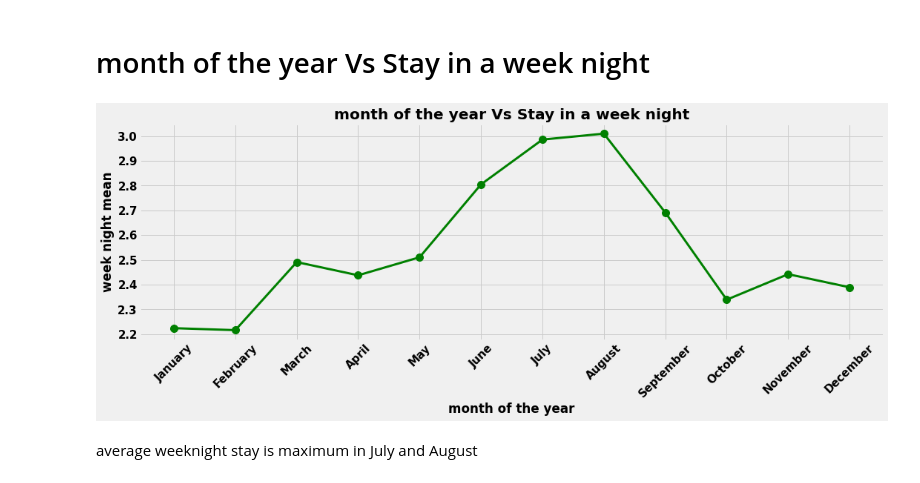
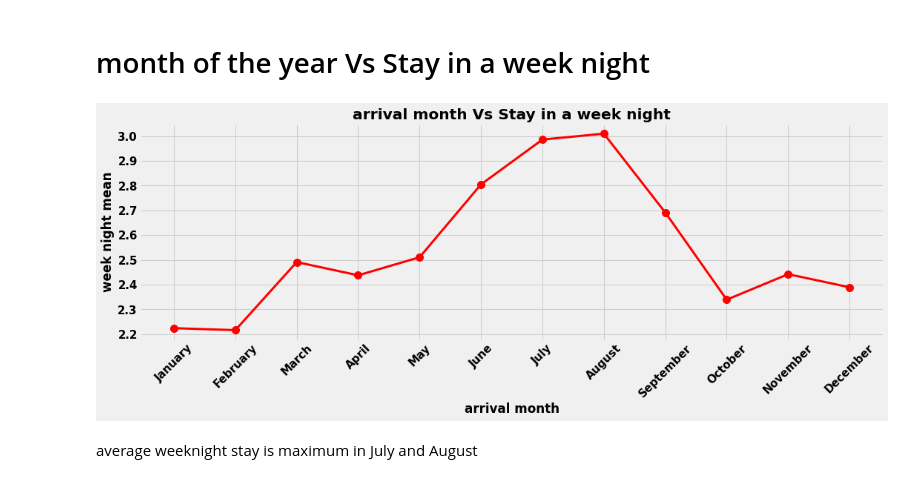
Before and after one commit to SUDHANSHU4497/hotel-booking-analysis, a Jupyter notebook: hotel_booking_analysis_by_sudhanshu.ipynb, the cells around one changed output. Cells and saved outputs as stored; diff of their text form; code cells hidden in the pictures.

```diff
--- a/hotel_booking_analysis_by_sudhanshu.ipynb
+++ b/hotel_booking_analysis_by_sudhanshu.ipynb
@@ -1147,21 +1148,21 @@ Number of visitor who arrived july 2017 is maximum
 # %%
 # setting figure size
 plt.figure(figsize=(16,5))
-# plt.plot(week_night_stay_mean,'ro',color='b')
-plt.plot(week_night_stay_mean, color = "g", marker = "o", linestyle= "-", linewidth = 3,
+
+plt.plot(week_night_stay_mean, color = "r", marker = "o", linestyle= "-", linewidth = 3,
         markersize = 10)
 
 # setting up title
-plt.title('month of the year Vs Stay in a week night')
+plt.title('arrival month Vs Stay in a week night')
 
 # setting up x and y label
-plt.xlabel('month of the year')
+plt.xlabel('arrival month')
 plt.ylabel('week night mean')
 plt.xticks(rotation=45)
 
 plt.show()
 # %% [output]
-[figure, old version]
+[figure, new version]
 # %% [markdown]
 average weeknight stay is maximum in July and August
 # %% [markdown]
```
Also changed, not shown: parts of 9 cells of this notebook.
